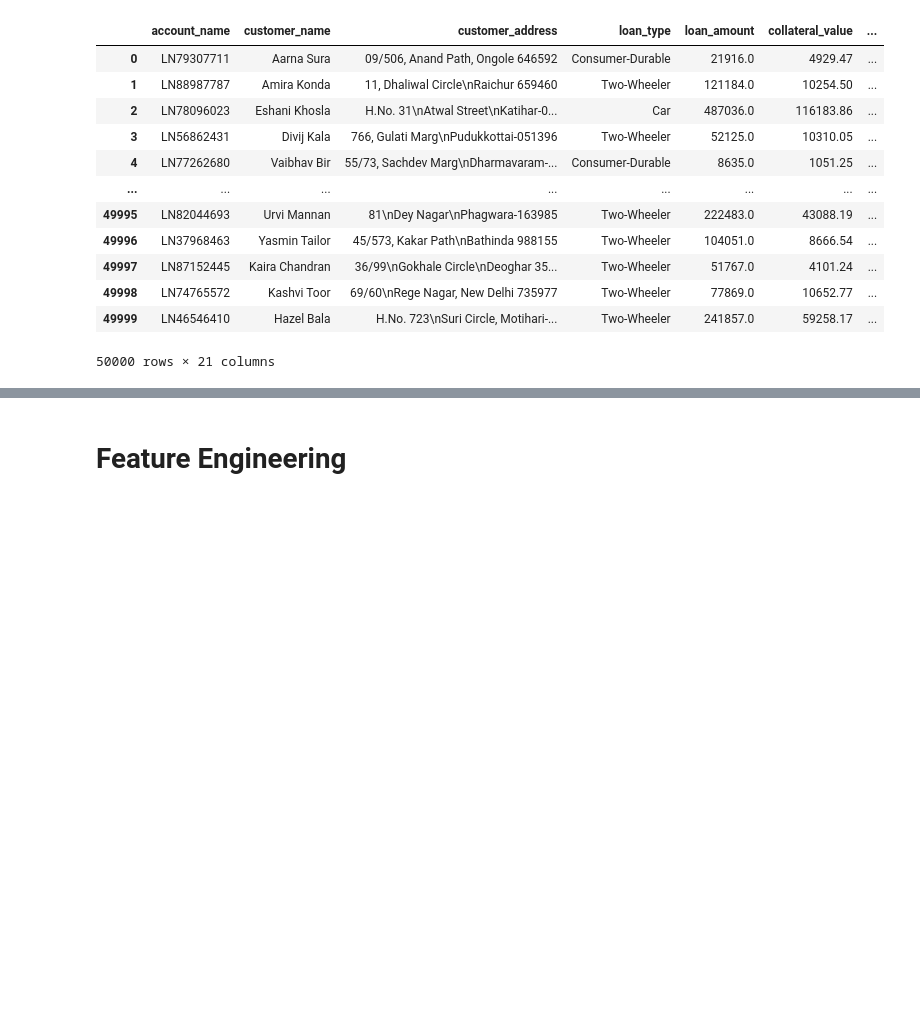
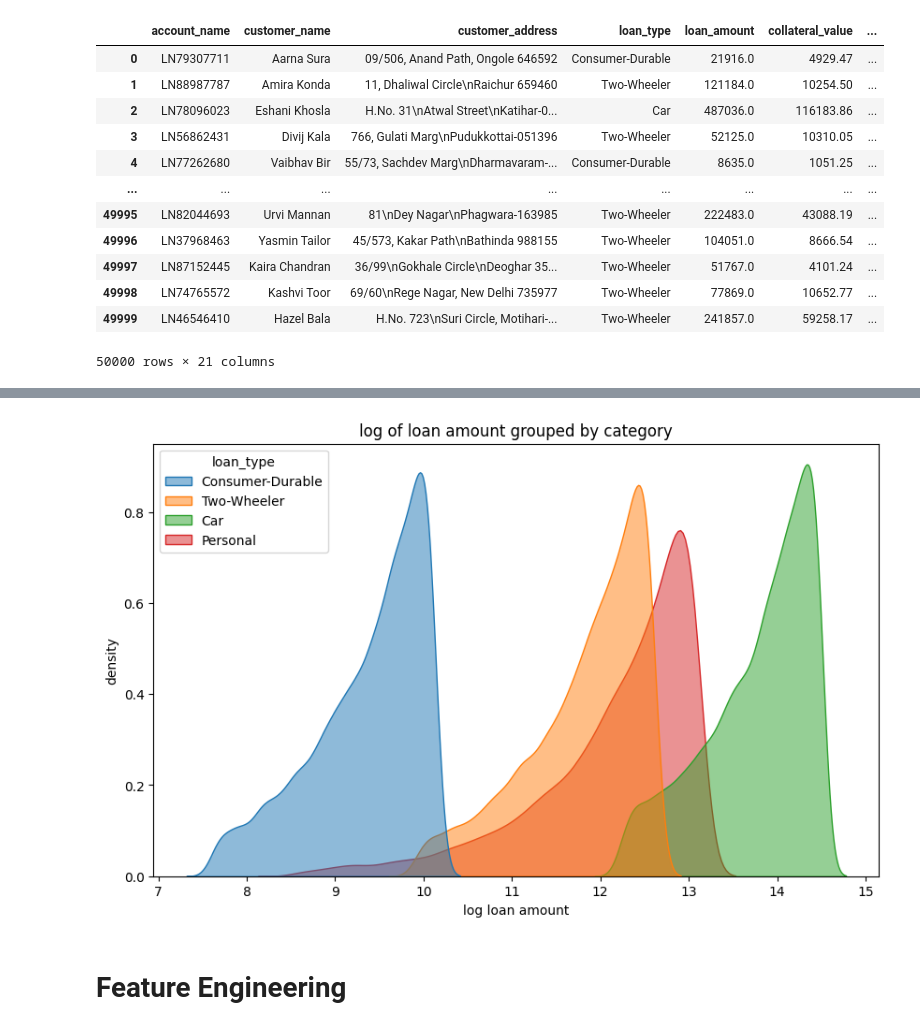
Before and after one commit to Naveengupta2006/Credit-Risk-Assement-LGD-Analysis, a Jupyter notebook: notebook/analysis.ipynb, the cells around one changed output, grey strips where cells are left out. Saved outputs shown, nothing was run; the diff lists cells and outputs as text; code cells hidden in the pictures; blank space fills up the shorter version.

```diff
--- a/notebook/analysis.ipynb
+++ b/notebook/analysis.ipynb
@@ -136,3 +172,20 @@ df
+# %%
+# apply the log tranformation on loan_amount column.
+df['loan_amount_log'] = np.log1p(df['loan_amount'])
+
+# visiualization
+plt.figure(figsize=(10, 6))
+sns.kdeplot(data=df, x='loan_amount_log',
+            hue='loan_type', fill= True,
+            common_norm=False,
+            alpha=0.5)
+
+plt.title('log of loan amount grouped by category')
+plt.xlabel('log loan amount')
+plt.ylabel('density')
+plt.show()
+# %% [output]
+[figure, added]
 # %% [markdown]
 # Feature Engineering
 # %%
```
Also changed, not shown: parts of 1 cell of this notebook.
